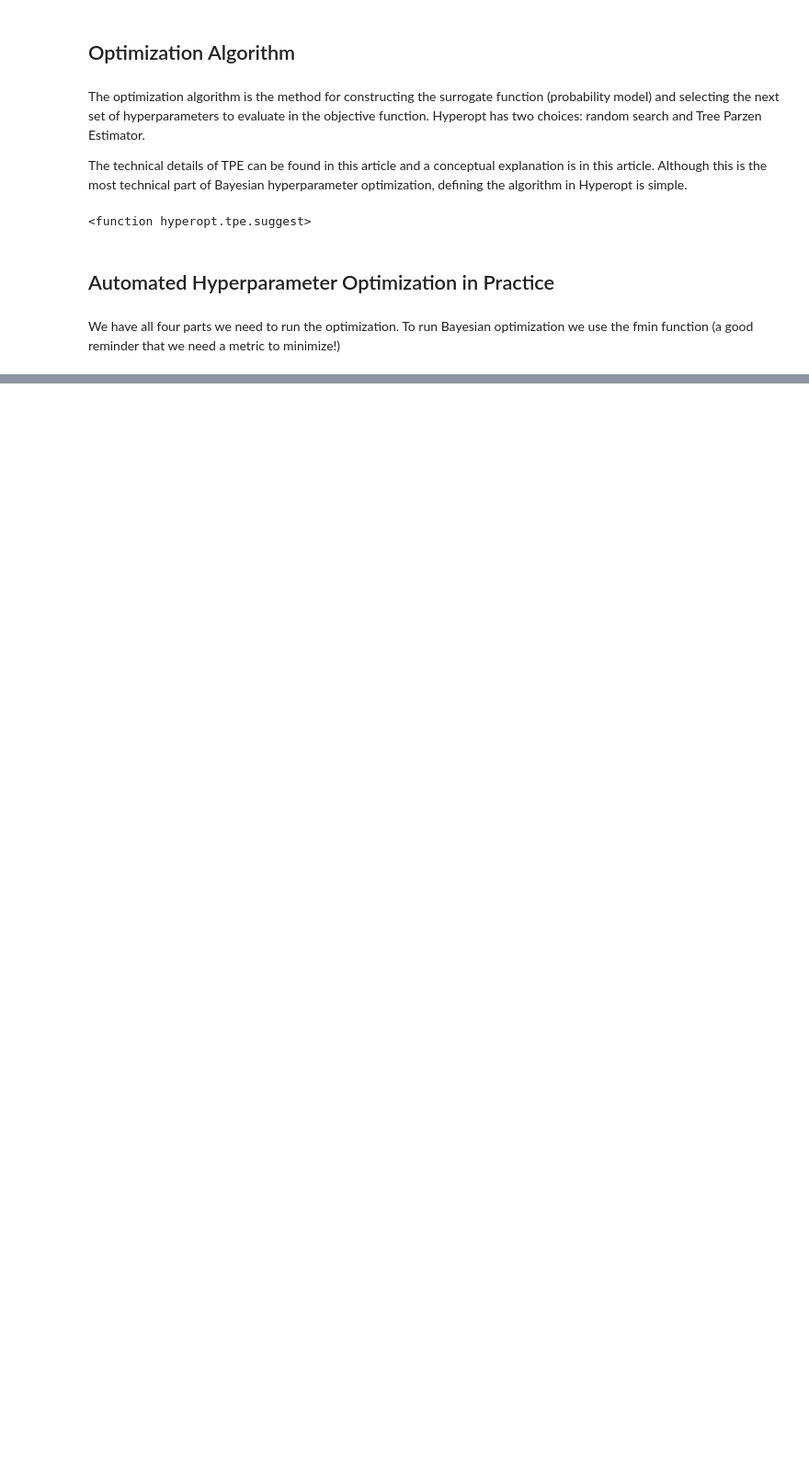
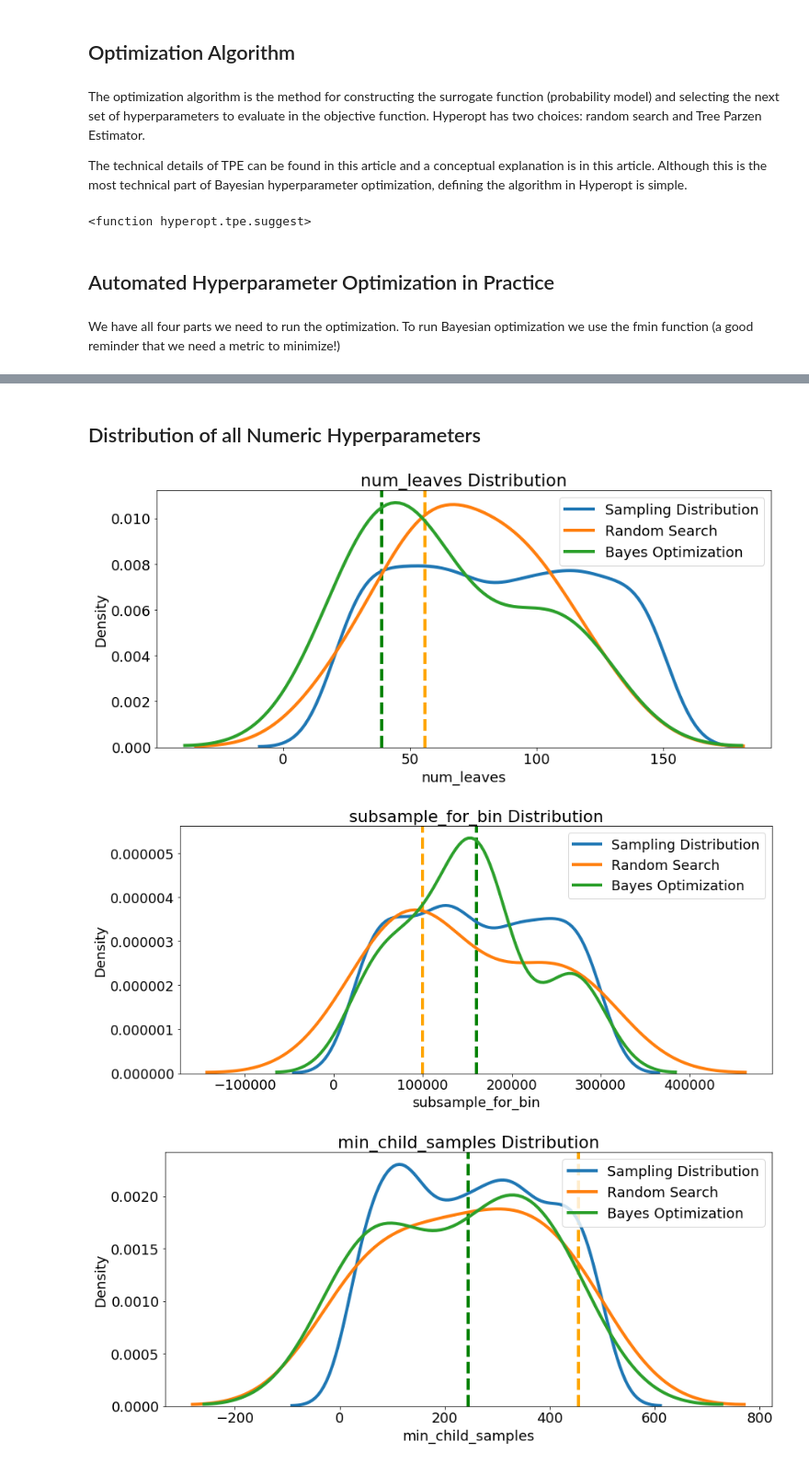
Before and after one commit to lianxiaolei/credit-risk, a Jupyter notebook: notebook/Automated Model Tuning.ipynb, the cells around one changed output, grey strips where cells are left out. Shown: that part at 92% size. Drawn from its saved outputs; the diff is of its cells as text; code cells hidden in the pictures; blank space fills up the shorter version.

```diff
--- a/notebook/Automated Model Tuning.ipynb
+++ b/notebook/Automated Model Tuning.ipynb
@@ -354,0 +573,23 @@ best
+# %% [markdown]
+## Distribution of all Numeric Hyperparameters
+# %%
+# Iterate through each hyperparameter
+for i, hyper in enumerate(random_params.columns):
+    if hyper not in ['class_weight', 'n_estimators', 'score', 'is_unbalance',
+                    'boosting_type', 'iteration', 'subsample', 'metric', 'verbose', 'loss', 'learning_rate']:
+        plt.figure(figsize = (14, 6))
+        # Plot the random search distribution and the bayes search distribution
+        if hyper != 'loss':
+            sns.kdeplot([sample(space[hyper]) for _ in range(1000)], label = 'Sampling Distribution', linewidth = 4)
+        sns.kdeplot(random_params[hyper], label = 'Random Search', linewidth = 4)
+        sns.kdeplot(bayes_params[hyper], label = 'Bayes Optimization', linewidth = 4)
+        plt.vlines([best_random_params[hyper], best_bayes_params[hyper]],
+                     ymin = 0.0, ymax = 10.0, linestyles = '--', linewidth = 4, colors = ['orange', 'green'])
+        plt.legend(loc = 1)
+        plt.title('{} Distribution'.format(hyper))
+        plt.xlabel('{}'.format(hyper)); plt.ylabel('Density');
+        plt.show()
+# %% [output]
+[figure, added]
+[figure, added]
+[figure, added]
```
Also changed, not shown: parts of 39 cells of this notebook, 4 other files.
